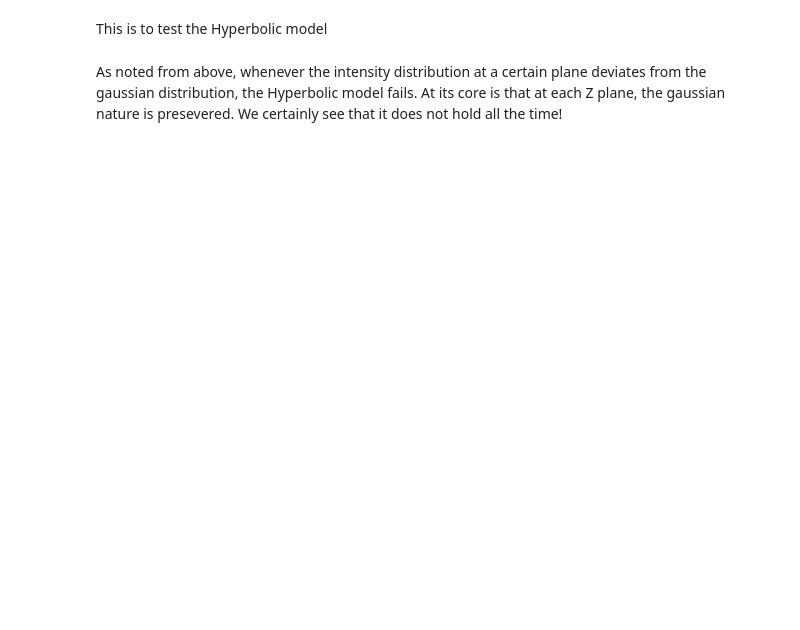
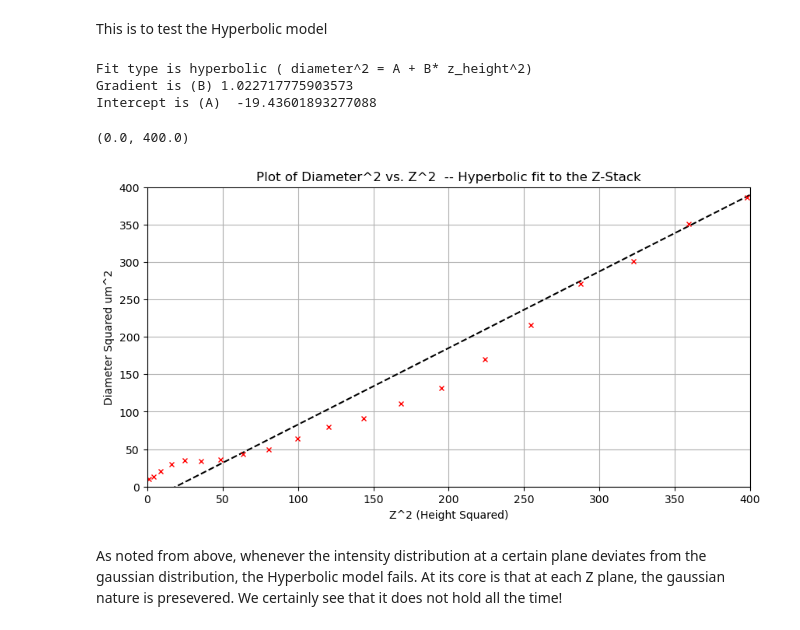
Before and after one commit to pamud-akalanka/FSVPy, a Jupyter notebook: SyntheticStreaks/calibration.ipynb, the cells around one changed output. Drawn from its saved outputs; the diff is of its cells as text; code cells hidden in the pictures; blank space fills up the shorter version.

```diff
--- a/SyntheticStreaks/calibration.ipynb
+++ b/SyntheticStreaks/calibration.ipynb
@@ -173,22 +177,30 @@ frame_sqrd = []
 # %%
 #fit a hyperbolic function to the above diameter vs height variation
 plt.figure()
 dii_squared = np.multiply(dii,dii)
 frame_sqrd = np.multiply(frames, frames)
-pred_params, uncert_cov = curve_fit(fun.line, frame_sqrd[1:np.argmin(dii)], dii_squared[1:np.argmin(dii)], method='lm')
-x = np.linspace(0,15,100) + shift
+pred_params, uncert_cov = curve_fit(fun.line, frame_sqrd[10:np.argmin(dii)], dii_squared[10:np.argmin(dii)], method='lm')
+x = np.linspace(-shift,0,100) + shift
 yy = (pred_params[1] + pred_params[0]* np.multiply(x,x))
 plt.plot(np.multiply(x,x), yy, ls='--',c='k')
-plt.plot(frame_sqrd[0:np.argmin(dii)],dii_squared[0:np.argmin(dii)], 'rx',markersize=5)
+plt.plot(frame_sqrd[10:np.argmin(dii)],dii_squared[10:np.argmin(dii)], 'rx',markersize=5)
 #plt.plot(frame_sqrd[np.argmin(dii):-1],dii_squared[np.argmin(dii):-1], 'gx',markersize=5)
 
 plt.grid()
 plt.xlabel('Z^2 (Height Squared)')
 plt.ylabel('Diameter Squared um^2')
 plt.title('Plot of Diameter^2 vs. Z^2  -- Hyperbolic fit to the Z-Stack')
 #plt.legend(['Linearized Hyperbolic fit (Replace objective with simple convex)','Red -Z', 'Green +Z'])
 print('Fit type is hyperbolic ( diameter^2 = A + B* z_height^2)')
 print('Gradient is (B)', pred_params[0])
 print('Intercept is (A) ', pred_params[1])
+plt.xlim([0, 400])
+plt.ylim([0, 400])
+# %% [output]
+Fit type is hyperbolic ( diameter^2 = A + B* z_height^2)
+Gradient is (B) 1.022717775903573
+Intercept is (A)  -19.43601893277088
+(0.0, 400.0)
+[figure, added]
 # %% [markdown]
 As noted from above, whenever the intensity distribution at a certain plane deviates from the gaussian distribution, the Hyperbolic model fails. At its core is that at each Z plane, the gaussian nature is presevered. We certainly see that it does not hold all the time!
```
Also changed, not shown: parts of 6 cells of this notebook, 4 other files.
